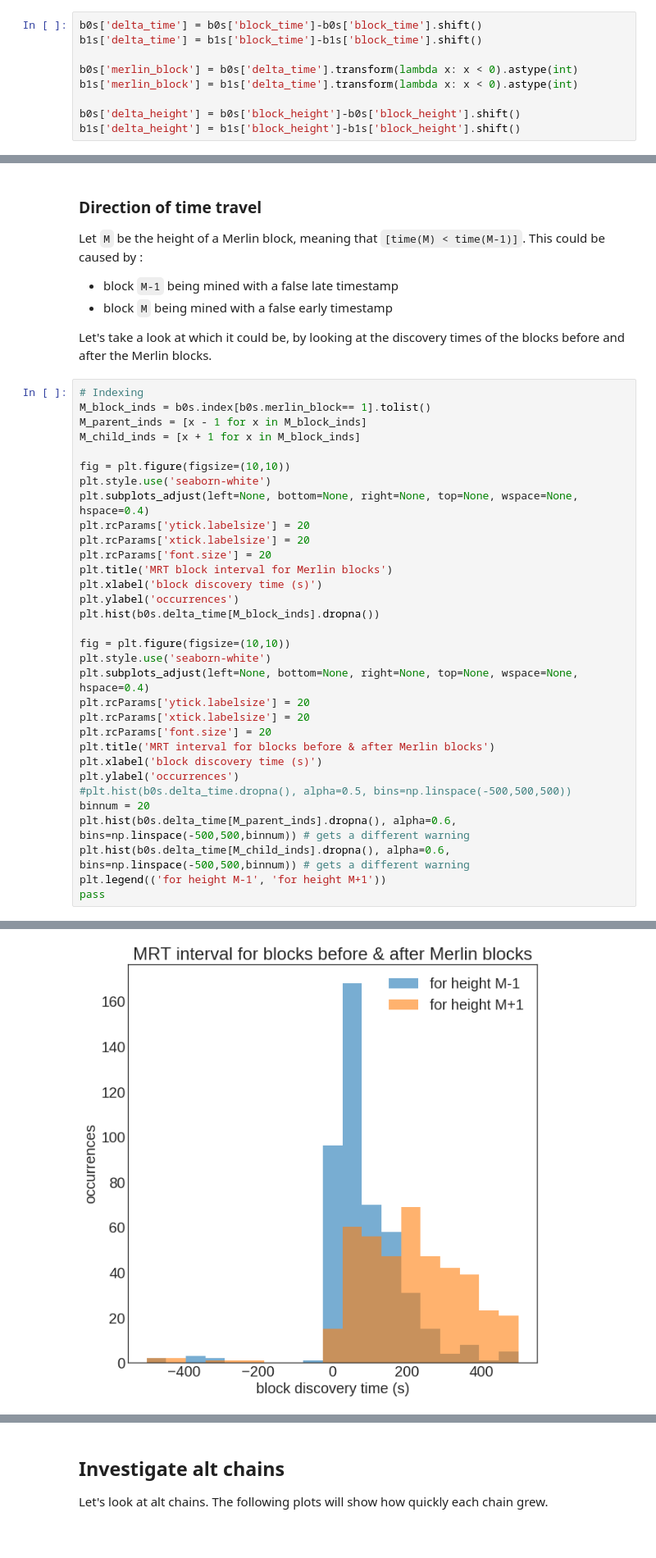
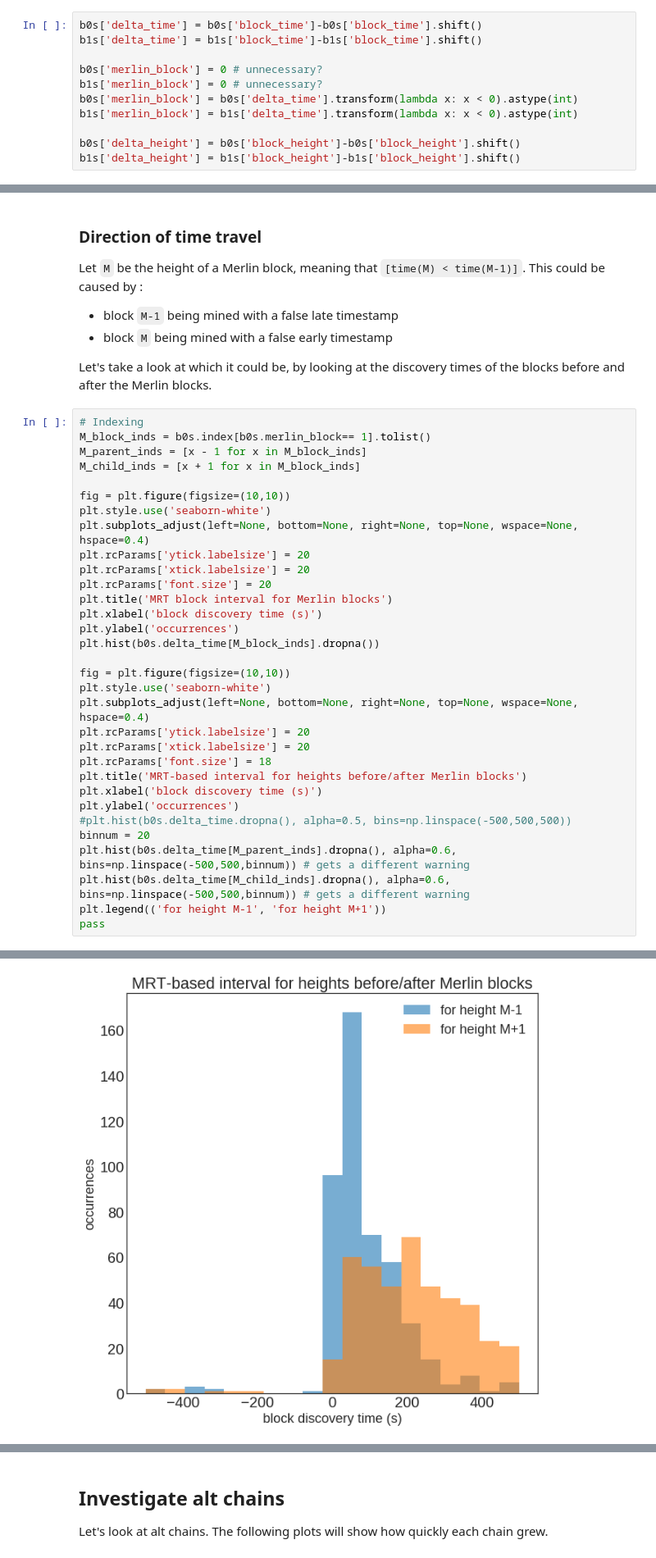
Before and after one commit to noncesense-research-lab/archival_network, a Jupyter notebook: analyses/altchain_temporal_study.ipynb, the cells around one changed output, grey strips where cells are left out. Shown at 82% size. Saved outputs shown, nothing was run; the diff lists cells and outputs as text.

```diff
--- a/analyses/altchain_temporal_study.ipynb
+++ b/analyses/altchain_temporal_study.ipynb
@@ -164,6 +164,8 @@ Rather than looking at raw block timestamps, we'll want to study derived feature
 b0s['delta_time'] = b0s['block_time']-b0s['block_time'].shift()
 b1s['delta_time'] = b1s['block_time']-b1s['block_time'].shift()
 
+b0s['merlin_block'] = 0 # unnecessary?
+b1s['merlin_block'] = 0 # unnecessary?
 b0s['merlin_block'] = b0s['delta_time'].transform(lambda x: x < 0).astype(int)
 b1s['merlin_block'] = b1s['delta_time'].transform(lambda x: x < 0).astype(int)
 
@@ -452,36 +454,36 @@ plt.style.use('seaborn-white')
 plt.subplots_adjust(left=None, bottom=None, right=None, top=None, wspace=None, hspace=0.4)
 plt.rcParams['ytick.labelsize'] = 20
 plt.rcParams['xtick.labelsize'] = 20
 plt.rcParams['font.size'] = 20
 plt.title('MRT block interval for Merlin blocks')
 plt.xlabel('block discovery time (s)')
 plt.ylabel('occurrences')
 plt.hist(b0s.delta_time[M_block_inds].dropna())
 
 fig = plt.figure(figsize=(10,10))
 plt.style.use('seaborn-white')
 plt.subplots_adjust(left=None, bottom=None, right=None, top=None, wspace=None, hspace=0.4)
 plt.rcParams['ytick.labelsize'] = 20
 plt.rcParams['xtick.labelsize'] = 20
-plt.rcParams['font.size'] = 20
-plt.title('MRT interval for blocks before & after Merlin blocks')
+plt.rcParams['font.size'] = 18
+plt.title('MRT-based interval for heights before/after Merlin blocks')
 plt.xlabel('block discovery time (s)')
 plt.ylabel('occurrences')
 #plt.hist(b0s.delta_time.dropna(), alpha=0.5, bins=np.linspace(-500,500,500))
 binnum = 20
 plt.hist(b0s.delta_time[M_parent_inds].dropna(), alpha=0.6,  bins=np.linspace(-500,500,binnum)) # gets a different warning
 plt.hist(b0s.delta_time[M_child_inds].dropna(), alpha=0.6,  bins=np.linspace(-500,500,binnum)) # gets a different warning
 plt.legend(('for height M-1', 'for height M+1'))
 pass
 # %% [output]
 Passing list-likes to .loc or [] with any missing label will raise
 KeyError in the future, you can use .reindex() as an alternative.
 
 See the documentation here:
 https://pandas.pydata.org/pandas-docs/stable/indexing.html#deprecate-loc-reindex-listlike
   return self.loc[key]
 [figure]
-[figure, old version]
+[figure, new version]
 # %% [markdown]
 From the bottom plot, we notice that the blocks *preceding* (according to height) Merlin blocks to have mostly arrived on schedule (since, qualitatively at least, the interval distribution for M-1 blocks matches the interval distribution for all blocks)
 
```
Also changed, not shown: parts of 4 cells of this notebook.
